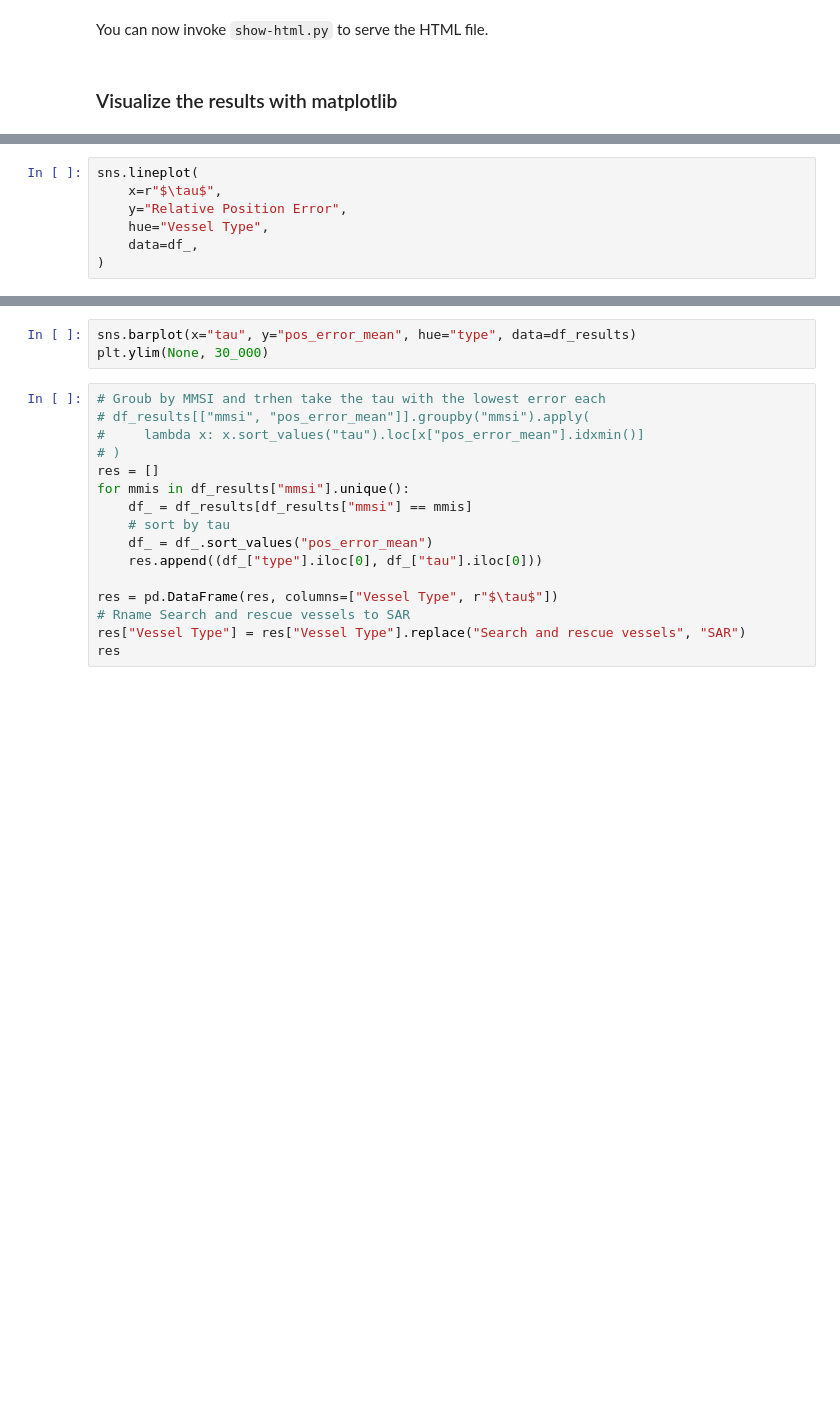
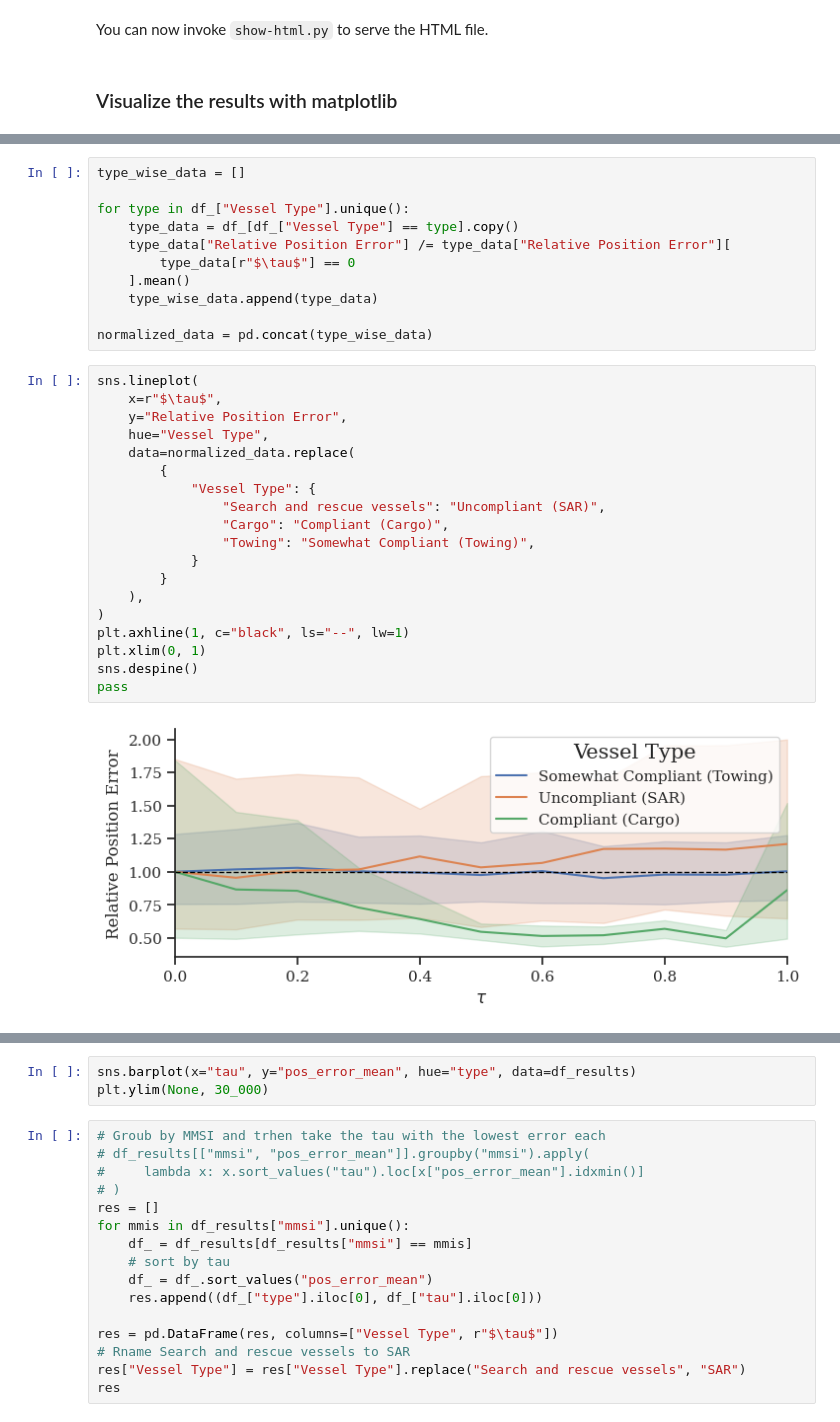
Before and after one commit to HRI-EU/ProMis, a Jupyter notebook: examples/cofi-maritime.ipynb, the cells around one changed output, grey strips where cells are left out. Drawn from its saved outputs; the diff is of its cells as text; blank space fills up the shorter version.

```diff
--- a/examples/cofi-maritime.ipynb
+++ b/examples/cofi-maritime.ipynb
@@ -1205,8 +1443,33 @@ pass
-# %%
-sns.lineplot(
-    x=r"$\tau$",
-    y="Relative Position Error",
-    hue="Vessel Type",
-    data=df_,
-)
+# %%
+type_wise_data = []
+
+for type in df_["Vessel Type"].unique():
+    type_data = df_[df_["Vessel Type"] == type].copy()
+    type_data["Relative Position Error"] /= type_data["Relative Position Error"][
+        type_data[r"$\tau$"] == 0
+    ].mean()
+    type_wise_data.append(type_data)
+
+normalized_data = pd.concat(type_wise_data)
+# %%
+sns.lineplot(
+    x=r"$\tau$",
+    y="Relative Position Error",
+    hue="Vessel Type",
+    data=normalized_data.replace(
+        {
+            "Vessel Type": {
+                "Search and rescue vessels": "Uncompliant (SAR)",
+                "Cargo": "Compliant (Cargo)",
+                "Towing": "Somewhat Compliant (Towing)",
+            }
+        }
+    ),
+)
+plt.axhline(1, c="black", ls="--", lw=1)
+plt.xlim(0, 1)
+sns.despine()
+pass
+# %% [output]
+[figure, added]
 # %%
```
Also changed, not shown: parts of 40 cells of this notebook, 2 other files.
